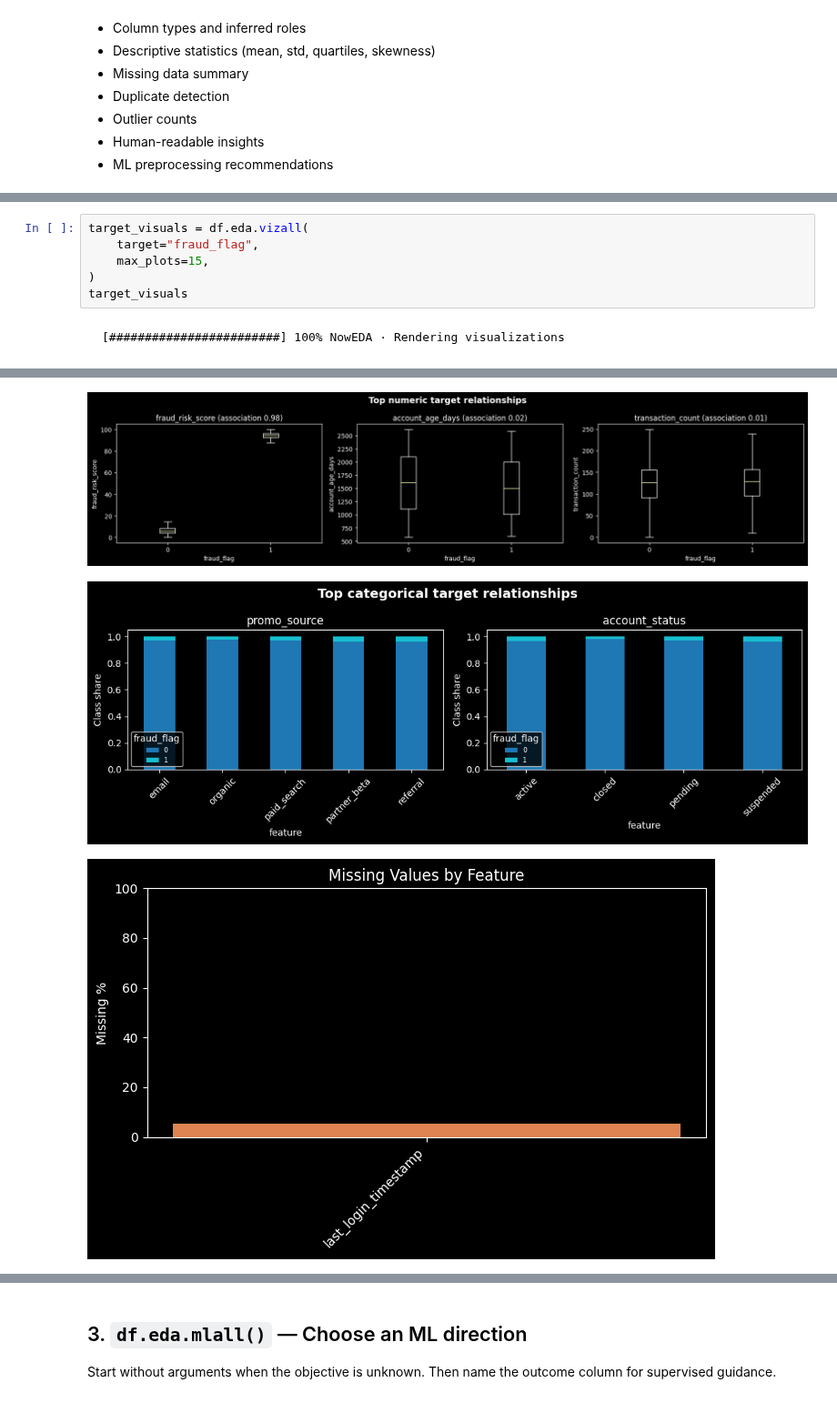
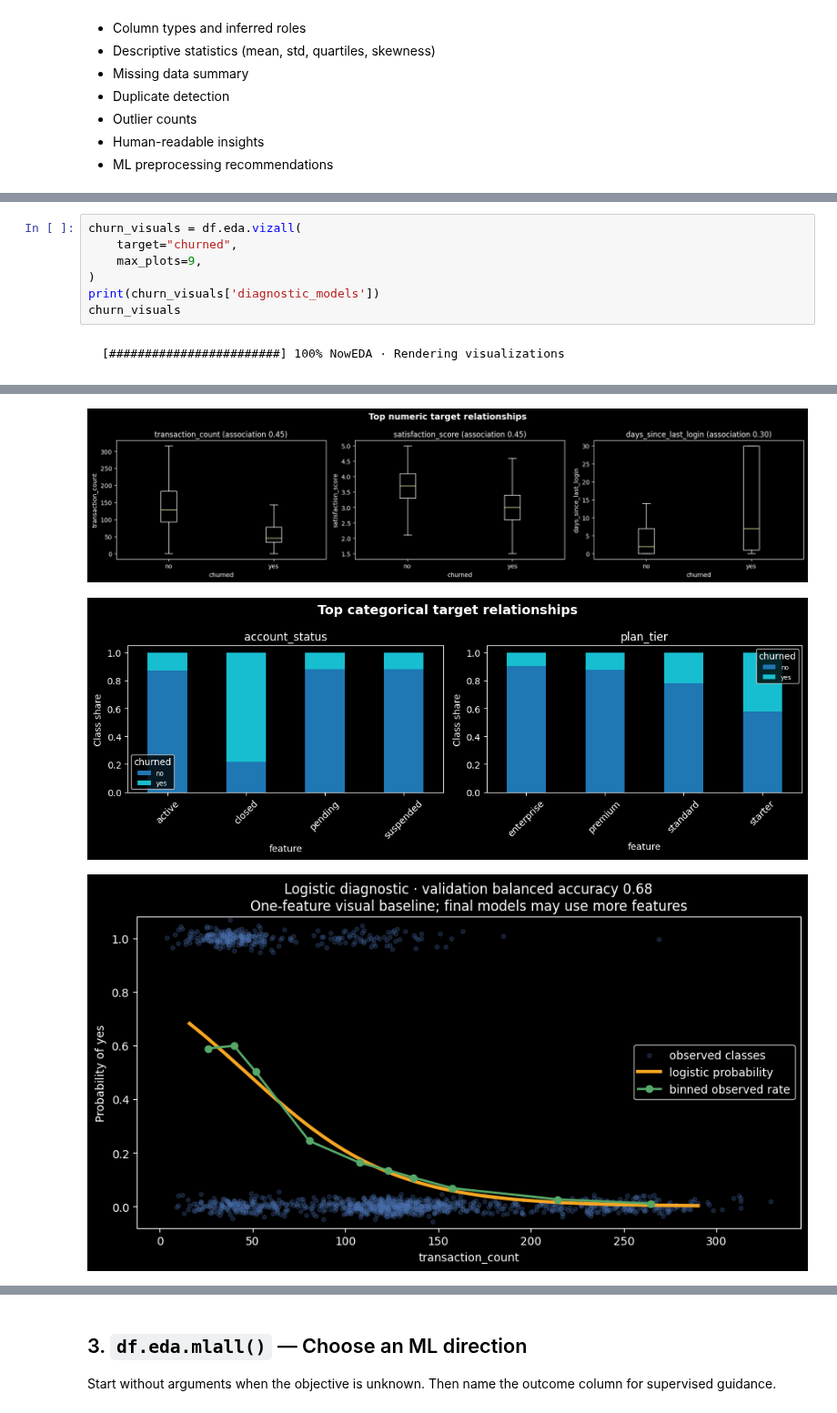
Before and after one commit to codewithdaniel1/NowEDA, a Jupyter notebook: playground.ipynb, the cells around one changed output, grey strips where cells are left out. Shown at 91% size. Cells and saved outputs as stored; diff of their text form.

```diff
--- a/playground.ipynb
+++ b/playground.ipynb
@@ -175,8 +186,9 @@ declare a winning model.
 # %%
-target_visuals = df.eda.vizall(
-    target="fraud_flag",
-    max_plots=15,
+churn_visuals = df.eda.vizall(
+    target="churned",
+    max_plots=9,
 )
-target_visuals
+print(churn_visuals['diagnostic_models'])
+churn_visuals
 # %% [output]
 [########################] 100% NowEDA · Rendering visualizations
@@ -184,3 +196,3 @@ target_visuals
-[figure, old version]
+[figure, new version]
-[figure, old version]
+[figure, new version]
-[figure, old version]
+[figure, new version]
```
Also changed, not shown: parts of 30 cells of this notebook, 18 other files.
